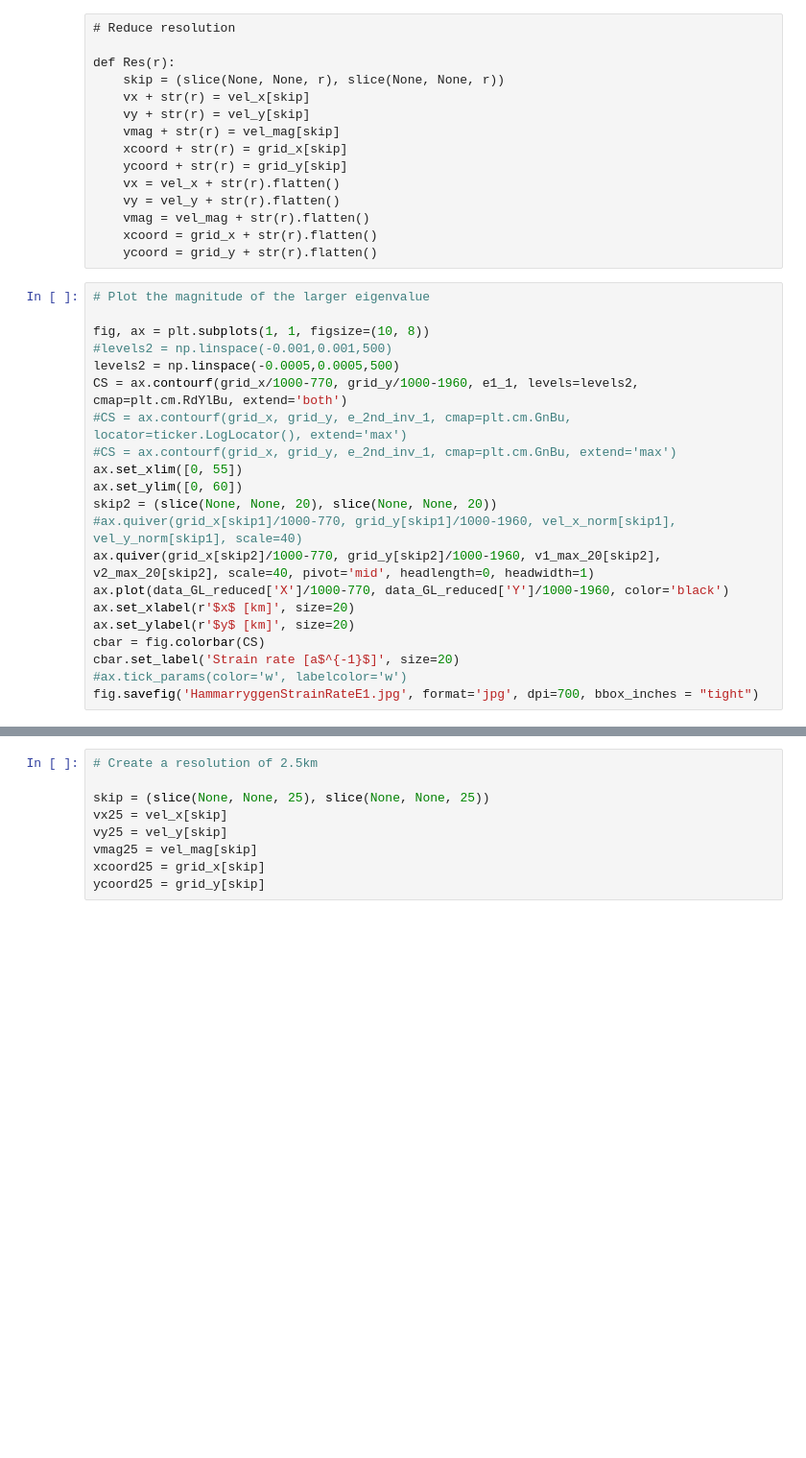
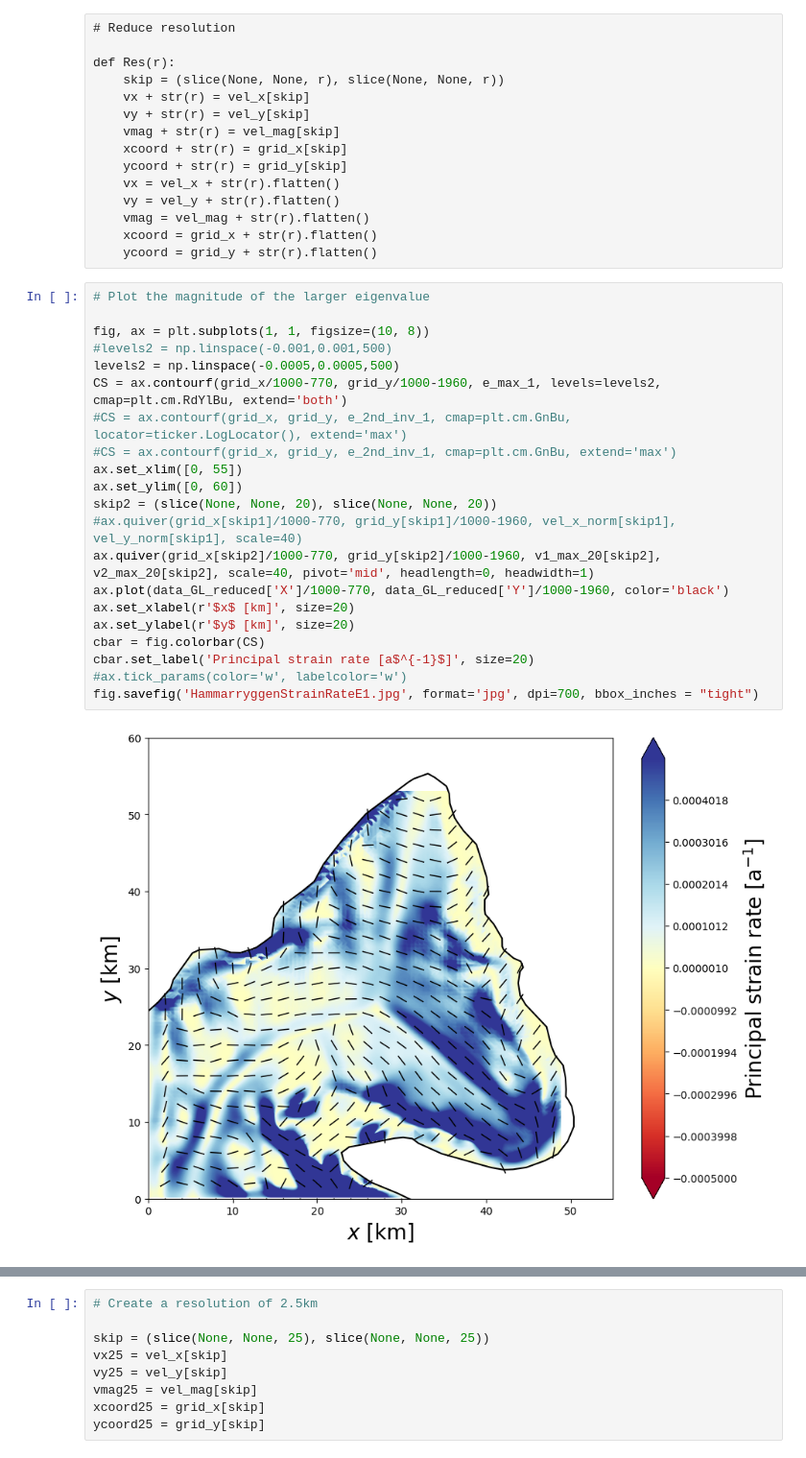
Before and after one commit to henryclara/Anisotropy_SIA, a Jupyter notebook: src/PlotData.ipynb, the cells around one changed output, grey strips where cells are left out. Shown at 96% size. Drawn from its saved outputs; the diff is of its cells as text; blank space fills up the shorter version.

```diff
--- a/src/PlotData.ipynb
+++ b/src/PlotData.ipynb
@@ -410,24 +431,26 @@ def Res(r):
 # %%
 # Plot the magnitude of the larger eigenvalue
 
 fig, ax = plt.subplots(1, 1, figsize=(10, 8))
 #levels2 = np.linspace(-0.001,0.001,500)
 levels2 = np.linspace(-0.0005,0.0005,500)
-CS = ax.contourf(grid_x/1000-770, grid_y/1000-1960, e1_1, levels=levels2, cmap=plt.cm.RdYlBu, extend='both')
+CS = ax.contourf(grid_x/1000-770, grid_y/1000-1960, e_max_1, levels=levels2, cmap=plt.cm.RdYlBu, extend='both')
 #CS = ax.contourf(grid_x, grid_y, e_2nd_inv_1, cmap=plt.cm.GnBu, locator=ticker.LogLocator(), extend='max')
 #CS = ax.contourf(grid_x, grid_y, e_2nd_inv_1, cmap=plt.cm.GnBu, extend='max')
 ax.set_xlim([0, 55])
 ax.set_ylim([0, 60])
 skip2 = (slice(None, None, 20), slice(None, None, 20))
 #ax.quiver(grid_x[skip1]/1000-770, grid_y[skip1]/1000-1960, vel_x_norm[skip1], vel_y_norm[skip1], scale=40)
 ax.quiver(grid_x[skip2]/1000-770, grid_y[skip2]/1000-1960, v1_max_20[skip2], v2_max_20[skip2], scale=40, pivot='mid', headlength=0, headwidth=1)
 ax.plot(data_GL_reduced['X']/1000-770, data_GL_reduced['Y']/1000-1960, color='black')
 ax.set_xlabel(r'$x$ [km]', size=20)
 ax.set_ylabel(r'$y$ [km]', size=20)
 cbar = fig.colorbar(CS)
-cbar.set_label('Strain rate [a$^{-1}$]', size=20)
+cbar.set_label('Principal strain rate [a$^{-1}$]', size=20)
 #ax.tick_params(color='w', labelcolor='w')
 fig.savefig('HammarryggenStrainRateE1.jpg', format='jpg', dpi=700, bbox_inches = "tight")
+# %% [output]
+[figure, added]
 # %%
 # Plot the magnitude of the smaller eigenvalue
 
```
Also changed, not shown: parts of 17 cells of this notebook.
